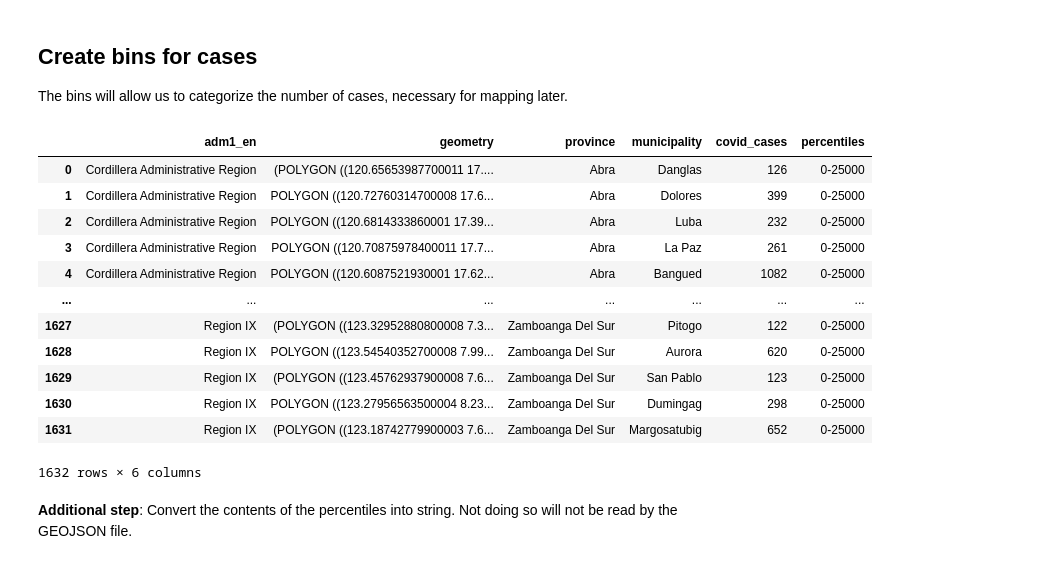
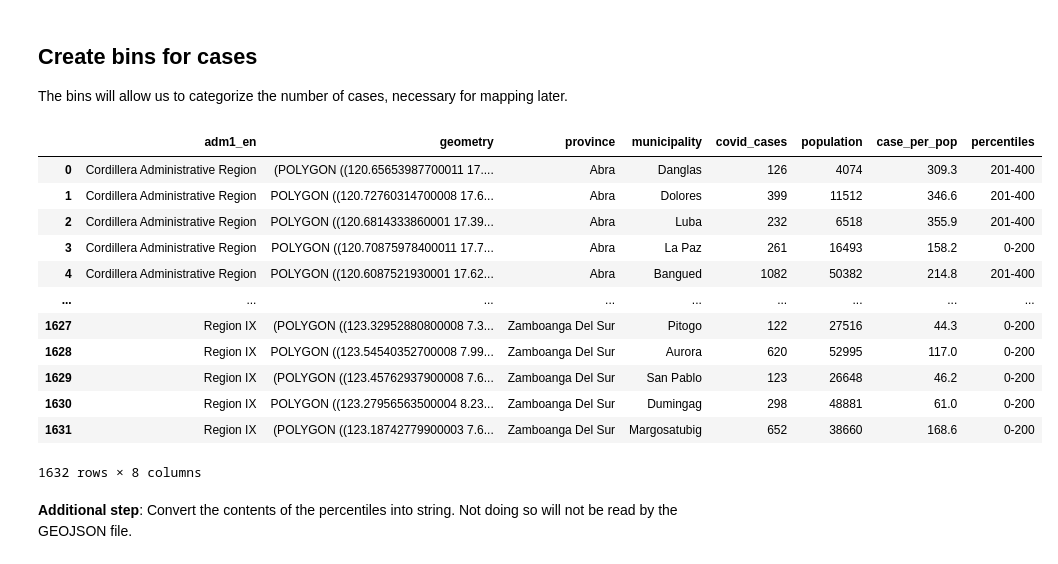
Before and after one commit to pmagtulis/covid-ph-map, a Jupyter notebook: notebooks/municipal_covid_cases.ipynb, the cells around one changed output. Drawn from its saved outputs; the diff is of its cells as text; code cells hidden in the pictures.

```diff
--- a/notebooks/municipal_covid_cases.ipynb
+++ b/notebooks/municipal_covid_cases.ipynb
@@ -285,0 +337,10 @@ final_df
+# %%
+final_df2 = fpd.fuzzy_merge(final_df, df2,
+                left_on=['territory'],
+                right_on=['territory_3'],
+                ignore_case=True,
+                ignore_nonalpha=True,
+                ignore_nonlatin=True,
+                #join='full-outer',
+                keep='all')
+final_df2
@@ -286,6 +361,6 @@ final_df
 # %% [markdown]
 ## Drop extra columns
 # %%
-final_df = final_df.drop(['adm2_en', 'adm3_en', 'territory_2', 'territory'], axis=1)
-final_df
+final_df2 = final_df2.drop(['adm2_en', 'adm3_en', 'territory_2', 'territory', 'territory_3'], axis=1)
+final_df2
 # %% [output]
@@ -304,0 +384,4 @@ final_df
+# %%
+final_df2.columns= ['adm1_en', 'geometry', 'province', 'municipality', 'covid_cases', 'municipality2', 'province2', 'population']
+final_df2 = final_df2.drop(['municipality2', 'province2'], axis=1)
+final_df2
@@ -304,0 +406,4 @@ final_df
+# %%
+final_df2 ['case_per_pop'] = final_df2.covid_cases / final_df2.population * 10000
+final_df2 = final_df2.round(1)
+final_df2
@@ -307,23 +426,23 @@ final_df
 
 The bins will allow us to categorize the number of cases, necessary for mapping later.
 # %%
-final_df['percentiles'] = pd.cut(np.array(final_df['covid_cases']),
-       10, labels=["0-25000", "25001-50000", "50001-75000", "75001-100000", "100001-125000", "125001-150000", "150001-175000", "175001-200000", "200001-225000", "225001-250000"])
-final_df
+final_df2['percentiles'] = pd.cut(np.array(final_df2['case_per_pop']),
+       10, labels=["0-200", "201-400", "401-600", "601-800", "801-1000", "1001-1200", "1201-1400", "1401-1600", "1601-1800", "1801-2000"])
+final_df2
 # %% [output]
-|  | adm1_en | geometry | province | municipality | covid_cases | percentiles |
-| 0 | Cordillera Administrative Region | (POLYGON ((120.65653987700011 17.... | Abra | Danglas | 126 | 0-25000 |
-| 1 | Cordillera Administrative Region | POLYGON ((120.72760314700008 17.6... | Abra | Dolores | 399 | 0-25000 |
-| 2 | Cordillera Administrative Region | POLYGON ((120.6814333860001 17.39... | Abra | Luba | 232 | 0-25000 |
-| 3 | Cordillera Administrative Region | POLYGON ((120.70875978400011 17.7... | Abra | La Paz | 261 | 0-25000 |
-| 4 | Cordillera Administrative Region | POLYGON ((120.6087521930001 17.62... | Abra | Bangued | 1082 | 0-25000 |
-| ... | ... | ... | ... | ... | ... | ... |
-| 1627 | Region IX | (POLYGON ((123.32952880800008 7.3... | Zamboanga Del Sur | Pitogo | 122 | 0-25000 |
-| 1628 | Region IX | POLYGON ((123.54540352700008 7.99... | Zamboanga Del Sur | Aurora | 620 | 0-25000 |
-| 1629 | Region IX | (POLYGON ((123.45762937900008 7.6... | Zamboanga Del Sur | San Pablo | 123 | 0-25000 |
-| 1630 | Region IX | POLYGON ((123.27956563500004 8.23... | Zamboanga Del Sur | Dumingag | 298 | 0-25000 |
-| 1631 | Region IX | (POLYGON ((123.18742779900003 7.6... | Zamboanga Del Sur | Margosatubig | 652 | 0-25000 |
+|  | adm1_en | geometry | province | municipality | covid_cases | population | case_per_pop | percentiles |
+| 0 | Cordillera Administrative Region | (POLYGON ((120.65653987700011 17.... | Abra | Danglas | 126 | 4074 | 309.3 | 201-400 |
+| 1 | Cordillera Administrative Region | POLYGON ((120.72760314700008 17.6... | Abra | Dolores | 399 | 11512 | 346.6 | 201-400 |
+| 2 | Cordillera Administrative Region | POLYGON ((120.6814333860001 17.39... | Abra | Luba | 232 | 6518 | 355.9 | 201-400 |
+| 3 | Cordillera Administrative Region | POLYGON ((120.70875978400011 17.7... | Abra | La Paz | 261 | 16493 | 158.2 | 0-200 |
+| 4 | Cordillera Administrative Region | POLYGON ((120.6087521930001 17.62... | Abra | Bangued | 1082 | 50382 | 214.8 | 201-400 |
+| ... | ... | ... | ... | ... | ... | ... | ... | ... |
+| 1627 | Region IX | (POLYGON ((123.32952880800008 7.3... | Zamboanga Del Sur | Pitogo | 122 | 27516 | 44.3 | 0-200 |
+| 1628 | Region IX | POLYGON ((123.54540352700008 7.99... | Zamboanga Del Sur | Aurora | 620 | 52995 | 117.0 | 0-200 |
+| 1629 | Region IX | (POLYGON ((123.45762937900008 7.6... | Zamboanga Del Sur | San Pablo | 123 | 26648 | 46.2 | 0-200 |
+| 1630 | Region IX | POLYGON ((123.27956563500004 8.23... | Zamboanga Del Sur | Dumingag | 298 | 48881 | 61.0 | 0-200 |
+| 1631 | Region IX | (POLYGON ((123.18742779900003 7.6... | Zamboanga Del Sur | Margosatubig | 652 | 38660 | 168.6 | 0-200 |
-1632 rows × 6 columns
+1632 rows × 8 columns
 # %% [markdown]
 **Additional step**: Convert the contents of the percentiles into string. Not doing so will not be read by the GEOJSON file.
 # %%
```
Also changed, not shown: parts of 22 cells of this notebook.
